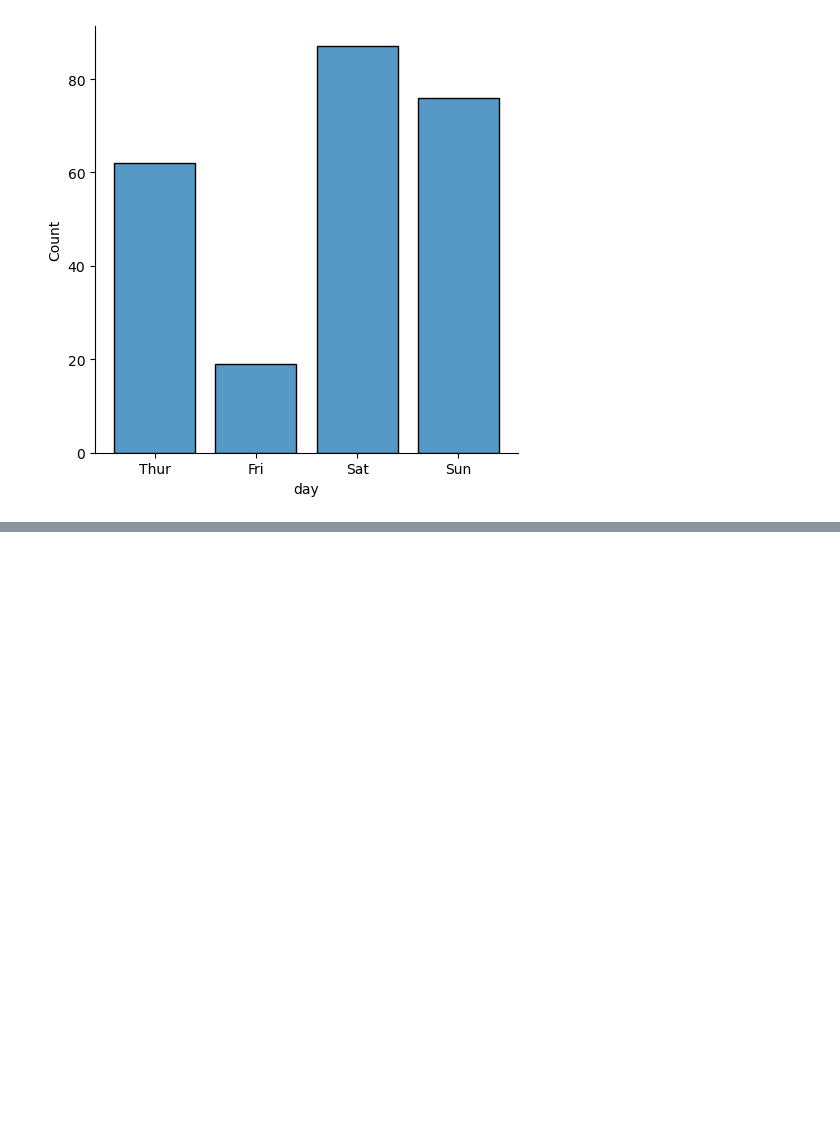
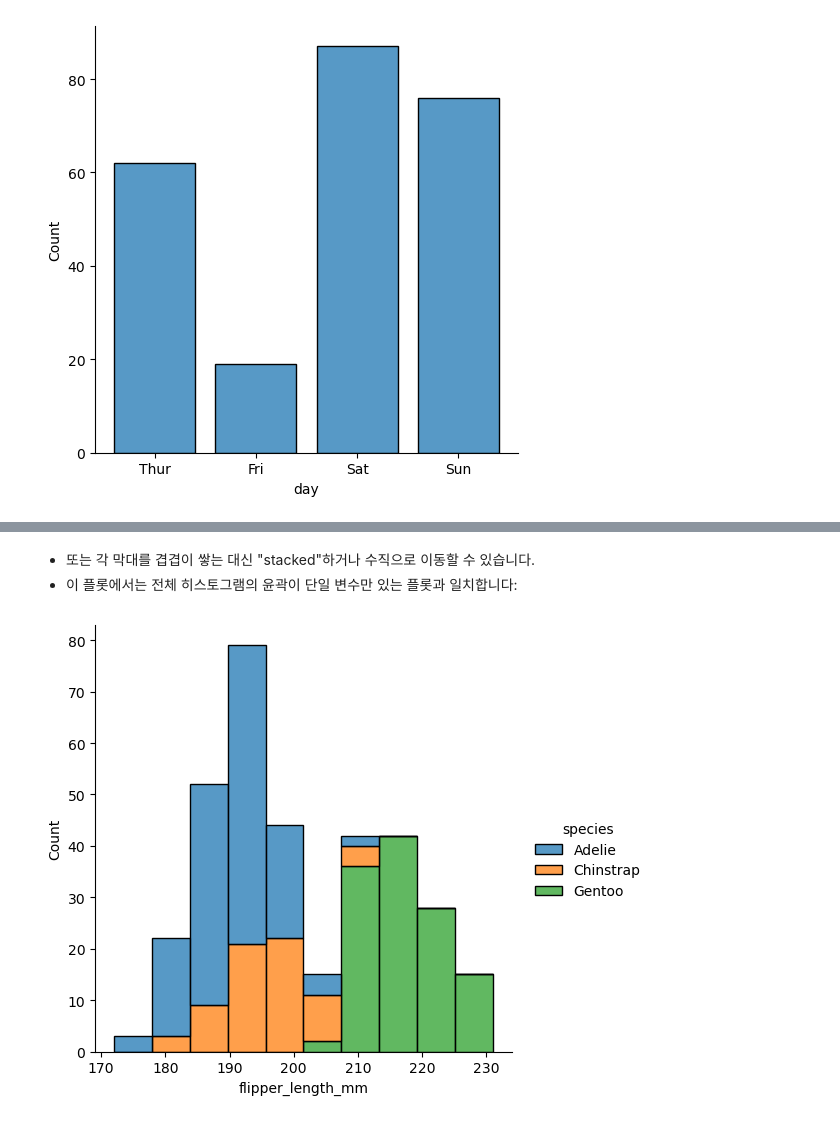
Before and after one commit to Daconic/Seaborn_tutorial_KOR, a Jupyter notebook: Visualizing distributions of data.ipynb, the cells around one changed output, grey strips where cells are left out. Drawn from its saved outputs; the diff is of its cells as text; code cells hidden in the pictures; blank space fills up the shorter version.

```diff
--- a/Visualizing distributions of data.ipynb
+++ b/Visualizing distributions of data.ipynb
@@ -68,0 +88,7 @@ sns.displot(tips, x='day', shrink=.8);
+# %% [markdown]
+- 또는 각 막대를 겹겹이 쌓는 대신 "stacked"하거나 수직으로 이동할 수 있습니다.
+- 이 플롯에서는 전체 히스토그램의 윤곽이 단일 변수만 있는 플롯과 일치합니다:
+# %%
+sns.displot(penguins, x="flipper_length_mm", hue="species", multiple="stack");
+# %% [output]
+[figure, added]
```
Also changed, not shown: parts of 11 cells of this notebook, 1 other file.
